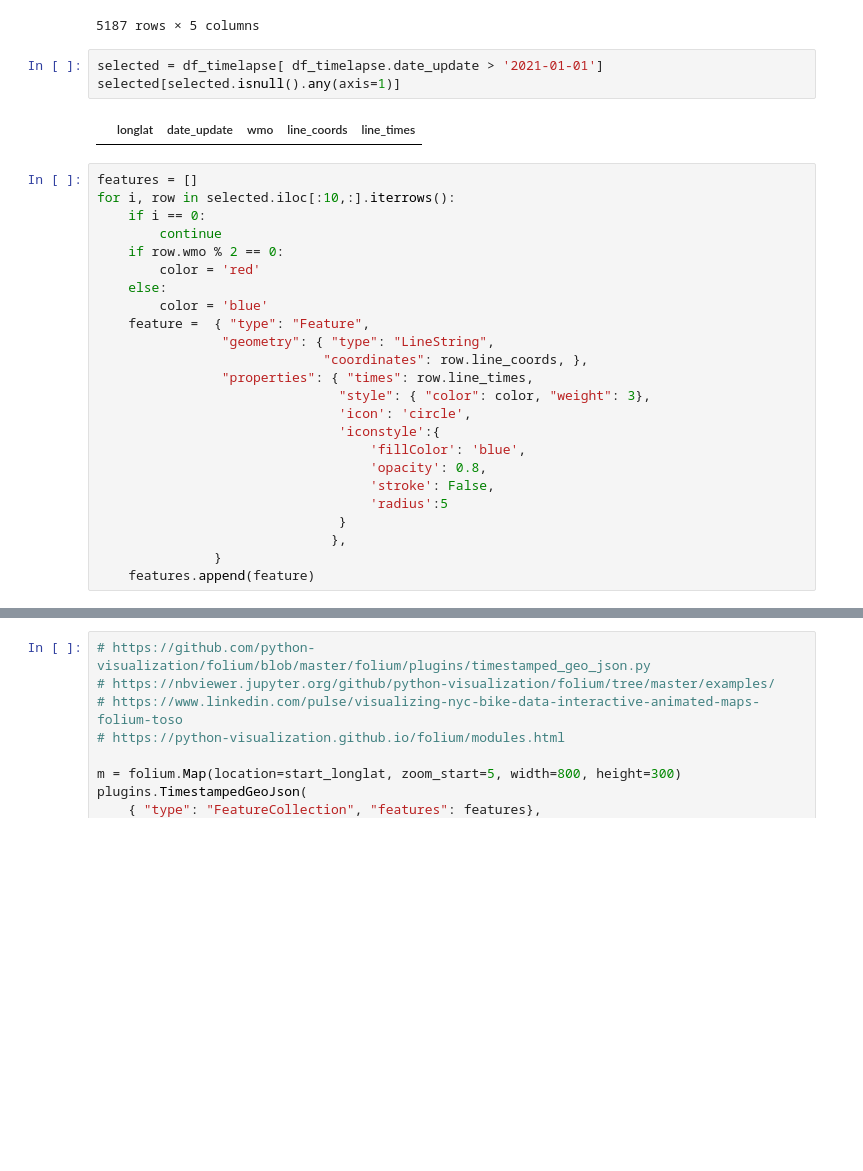
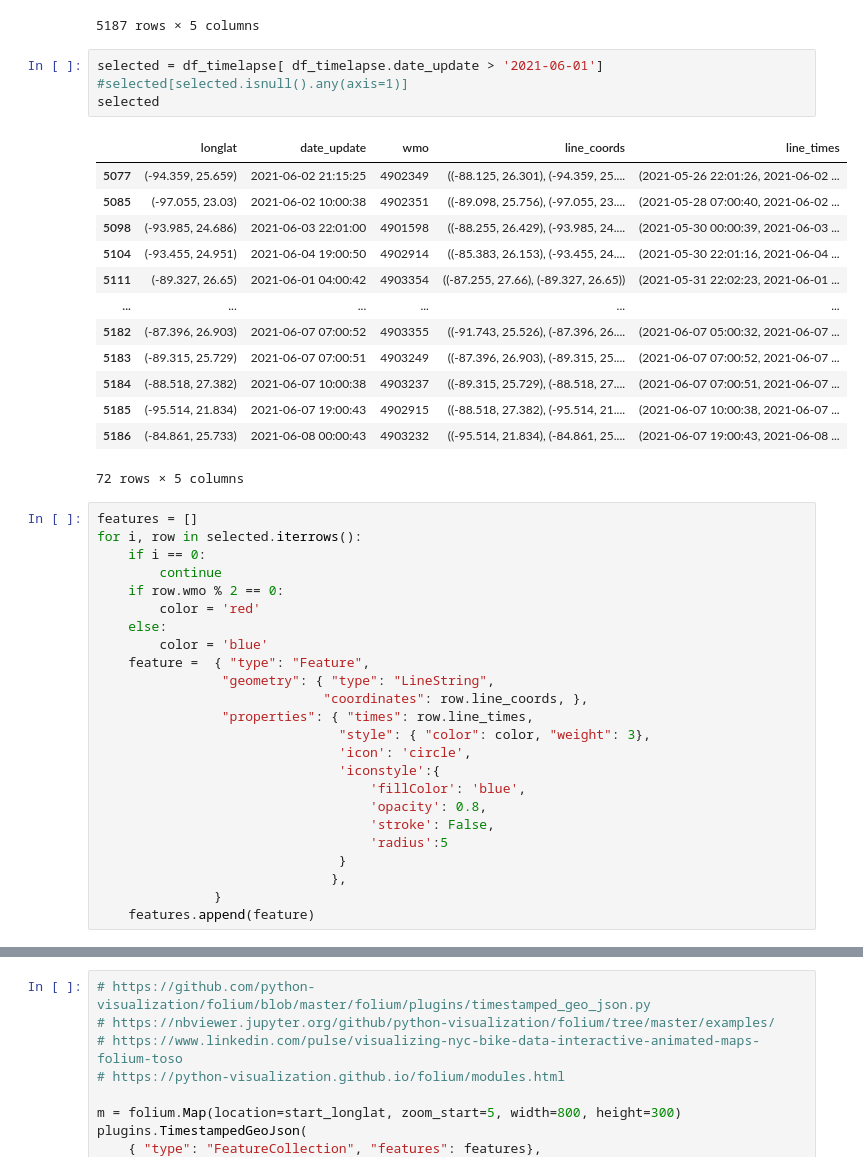
Before and after one commit to nouyang/oceansim, a Jupyter notebook: multiple_buoys.ipynb, the cells around one changed output, grey strips where cells are left out. Drawn from its saved outputs; the diff is of its cells as text; blank space fills up the shorter version.

```diff
--- a/multiple_buoys.ipynb
+++ b/multiple_buoys.ipynb
@@ -92,13 +92,26 @@ start_longlat = (26.5, -88.3 )
 | 5186 | (-84.861, 25.733) | 2021-06-08 00:00:43 | 4903232 | ((-95.514, 21.834), (-84.861, 25.... | (2021-06-07 19:00:43, 2021-06-08 ... |
 5187 rows × 5 columns
 # %%
-selected = df_timelapse[ df_timelapse.date_update > '2021-01-01']
-selected[selected.isnull().any(axis=1)]
+selected = df_timelapse[ df_timelapse.date_update > '2021-06-01']
+#selected[selected.isnull().any(axis=1)]
+selected
 # %% [output]
 |  | longlat | date_update | wmo | line_coords | line_times |
+| 5077 | (-94.359, 25.659) | 2021-06-02 21:15:25 | 4902349 | ((-88.125, 26.301), (-94.359, 25.... | (2021-05-26 22:01:26, 2021-06-02 ... |
+| 5085 | (-97.055, 23.03) | 2021-06-02 10:00:38 | 4902351 | ((-89.098, 25.756), (-97.055, 23.... | (2021-05-28 07:00:40, 2021-06-02 ... |
+| 5098 | (-93.985, 24.686) | 2021-06-03 22:01:00 | 4901598 | ((-88.255, 26.429), (-93.985, 24.... | (2021-05-30 00:00:39, 2021-06-03 ... |
+| 5104 | (-93.455, 24.951) | 2021-06-04 19:00:50 | 4902914 | ((-85.383, 26.153), (-93.455, 24.... | (2021-05-30 22:01:16, 2021-06-04 ... |
+| 5111 | (-89.327, 26.65) | 2021-06-01 04:00:42 | 4903354 | ((-87.255, 27.66), (-89.327, 26.65)) | (2021-05-31 22:02:23, 2021-06-01 ... |
+| ... | ... | ... | ... | ... | ... |
+| 5182 | (-87.396, 26.903) | 2021-06-07 07:00:52 | 4903355 | ((-91.743, 25.526), (-87.396, 26.... | (2021-06-07 05:00:32, 2021-06-07 ... |
+| 5183 | (-89.315, 25.729) | 2021-06-07 07:00:51 | 4903249 | ((-87.396, 26.903), (-89.315, 25.... | (2021-06-07 07:00:52, 2021-06-07 ... |
+| 5184 | (-88.518, 27.382) | 2021-06-07 10:00:38 | 4903237 | ((-89.315, 25.729), (-88.518, 27.... | (2021-06-07 07:00:51, 2021-06-07 ... |
+| 5185 | (-95.514, 21.834) | 2021-06-07 19:00:43 | 4902915 | ((-88.518, 27.382), (-95.514, 21.... | (2021-06-07 10:00:38, 2021-06-07 ... |
+| 5186 | (-84.861, 25.733) | 2021-06-08 00:00:43 | 4903232 | ((-95.514, 21.834), (-84.861, 25.... | (2021-06-07 19:00:43, 2021-06-08 ... |
+72 rows × 5 columns
 # %%
 features = []
-for i, row in selected.iloc[:10,:].iterrows():
+for i, row in selected.iterrows():
     if i == 0:
         continue
     if row.wmo % 2 == 0:
```
Also changed, not shown: parts of 3 cells of this notebook.
